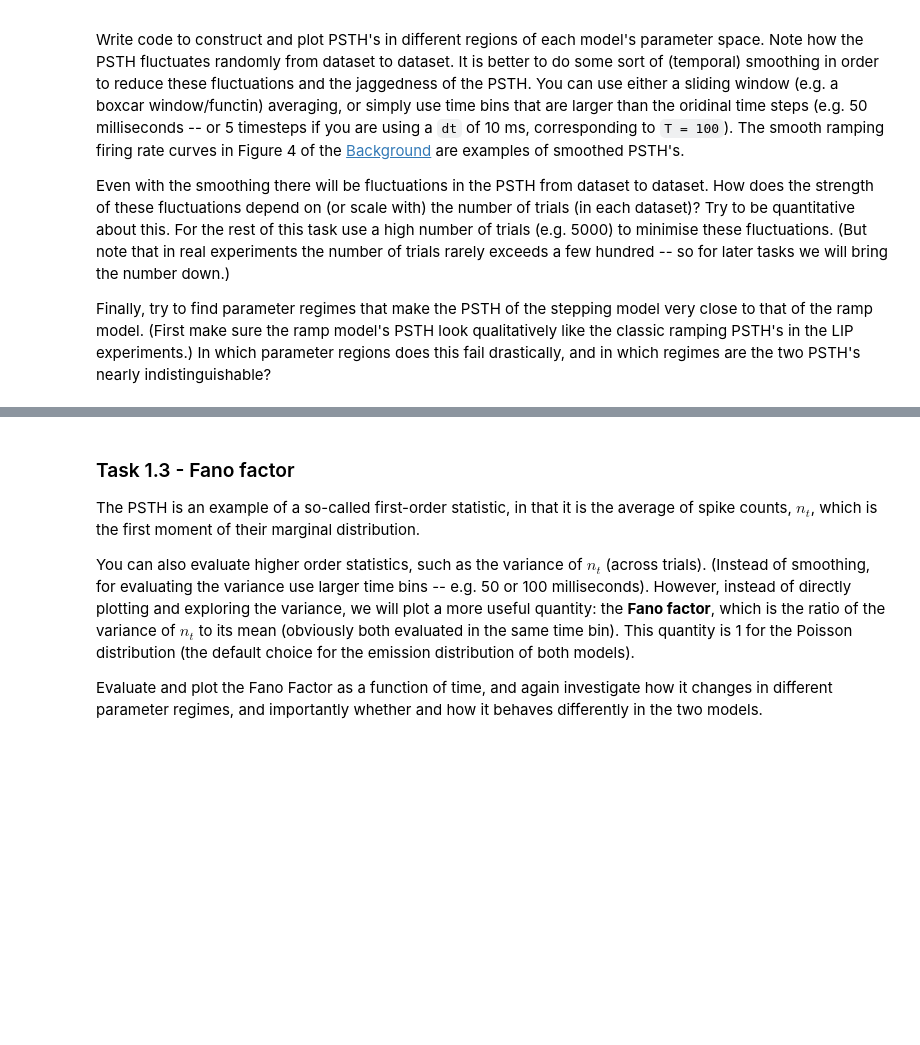
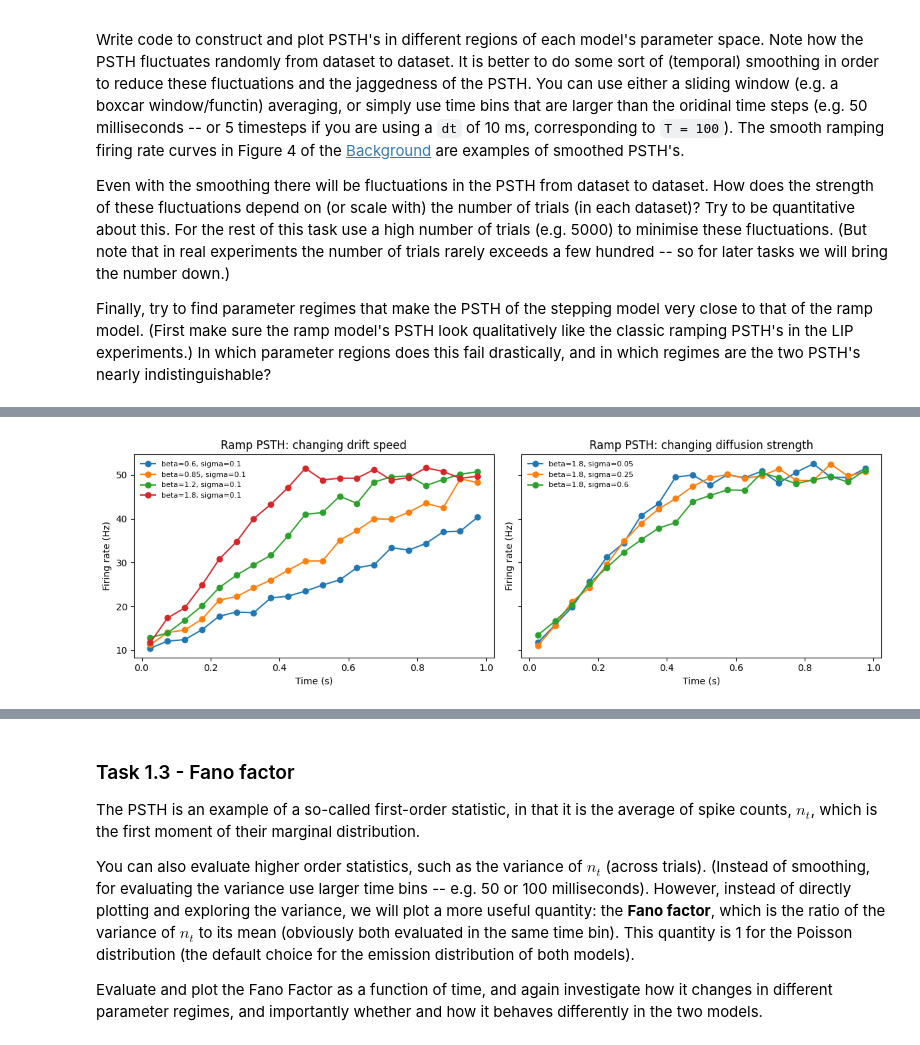
Before and after one commit to jakedlyons/gg3_v2, a Jupyter notebook: GG3_project.ipynb, the cells around one changed output, grey strips where cells are left out. Drawn from its saved outputs; the diff is of its cells as text; code cells hidden in the pictures; blank space fills up the shorter version.

```diff
--- a/GG3_project.ipynb
+++ b/GG3_project.ipynb
@@ -403,0 +392,30 @@ plt.tight_layout()
+# %%
+# Ramp-model parameter space.
+# beta controls average ramp speed; sigma controls diffusion across trials.
+np.random.seed(2)
+
+fig, axes = plt.subplots(1, 2, figsize=(12, 4), sharey=True)
+
+sigma = 0.1  # small for visualisation of beta effect
+for beta in [0.6, 0.85, 1.2, 1.8]:
+    np.random.seed(2)
+    ramp = RampModel(beta=beta, sigma=sigma, x0=x0, Rh=Rh)
+    spikes, _, _ = ramp.simulate(Ntrials=Ntrials, T=T)
+    axes[0].plot(wide_centres, psth(spikes, wide_bins), marker="o", label=f"beta={beta}, sigma={sigma}")
+axes[0].set_title("Ramp PSTH: changing drift speed")
+
+beta = 1.8  # large for visualisation of sigma effect
+for sigma in [0.05, 0.25, 0.6]:
+    np.random.seed(2)
+    ramp = RampModel(beta=beta, sigma=sigma, x0=x0, Rh=Rh)
+    spikes, _, _ = ramp.simulate(Ntrials=Ntrials, T=T)
+    axes[1].plot(wide_centres, psth(spikes, wide_bins), marker="o", label=f"beta={beta}, sigma={sigma}")
+axes[1].set_title("Ramp PSTH: changing diffusion strength")
+
+for ax in axes:
+    ax.set_xlabel("Time (s)")
+    ax.set_ylabel("Firing rate (Hz)")
+    ax.legend(frameon=False, fontsize=8)
+plt.tight_layout()
+# %% [output]
+[figure, added]
```
Also changed, not shown: parts of 26 cells of this notebook, 1 other file.
